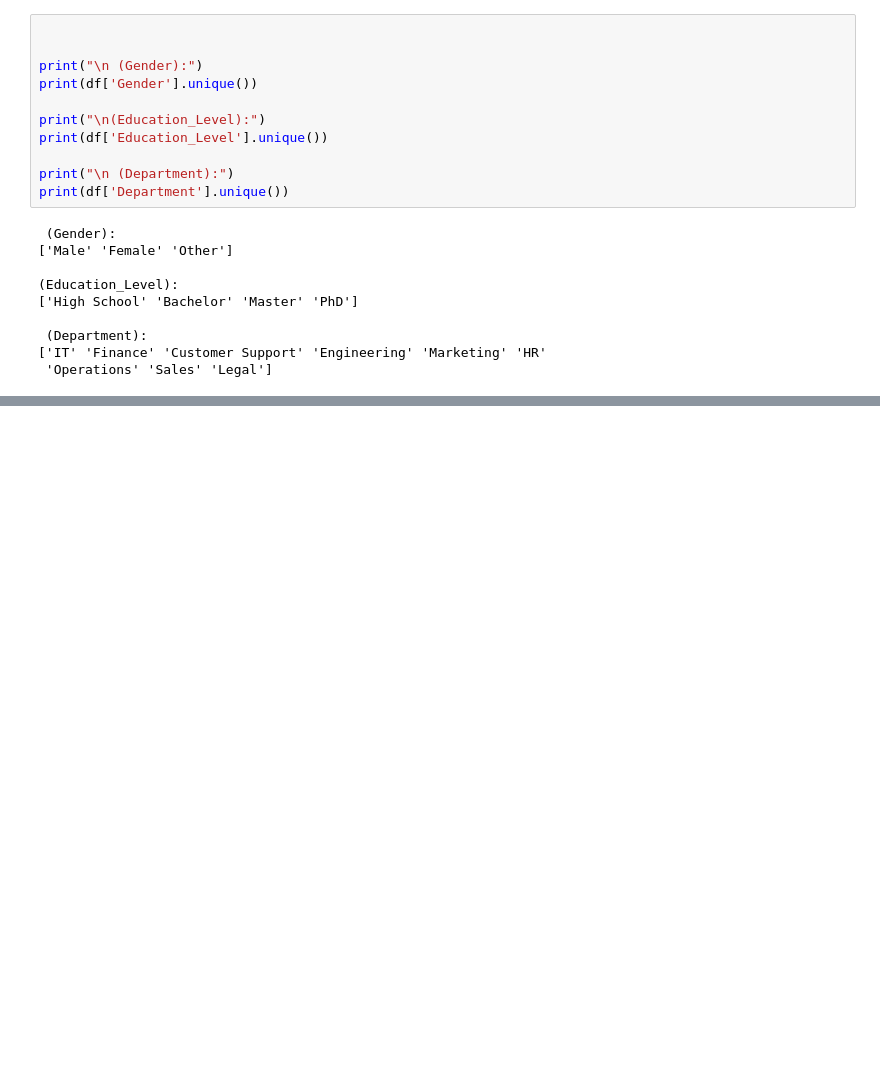
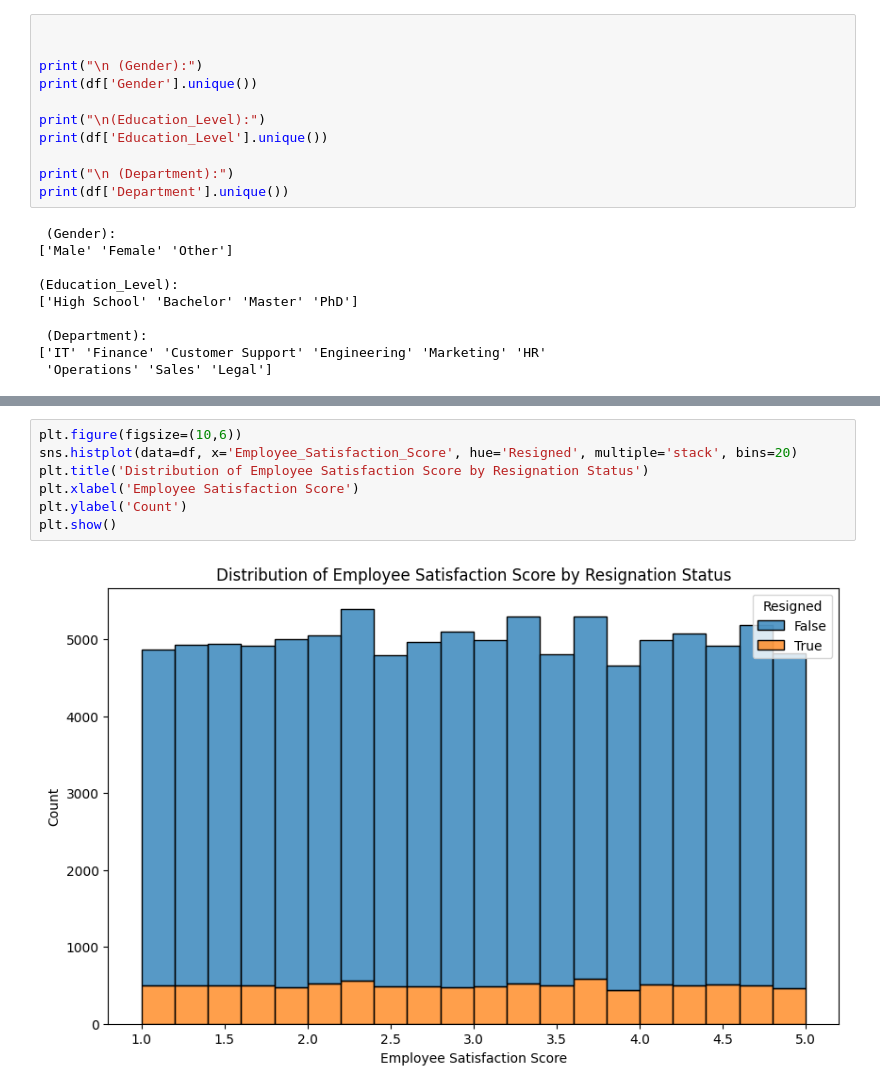
Before and after one commit to melo4yxa77796/EmployeeProductivityAnalysis, a Jupyter notebook: employee.ipynb, the cells around one changed output, grey strips where cells are left out. Drawn from its saved outputs; the diff is of its cells as text; blank space fills up the shorter version.

```diff
--- a/employee.ipynb
+++ b/employee.ipynb
@@ -154,0 +219,9 @@ print(df['Department'].unique())
+# %%
+plt.figure(figsize=(10,6))
+sns.histplot(data=df, x='Employee_Satisfaction_Score', hue='Resigned', multiple='stack', bins=20)
+plt.title('Distribution of Employee Satisfaction Score by Resignation Status')
+plt.xlabel('Employee Satisfaction Score')
+plt.ylabel('Count')
+plt.show()
+# %% [output]
+[figure, added]
```
Also changed, not shown: parts of 7 cells of this notebook.
